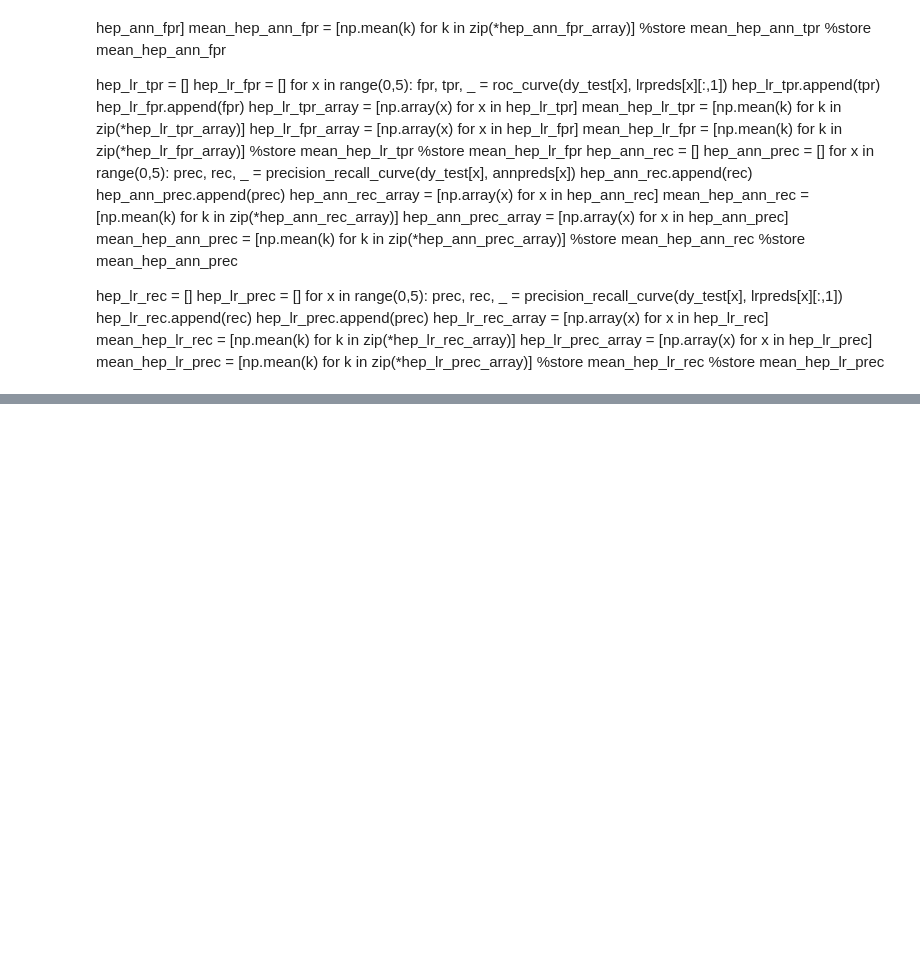
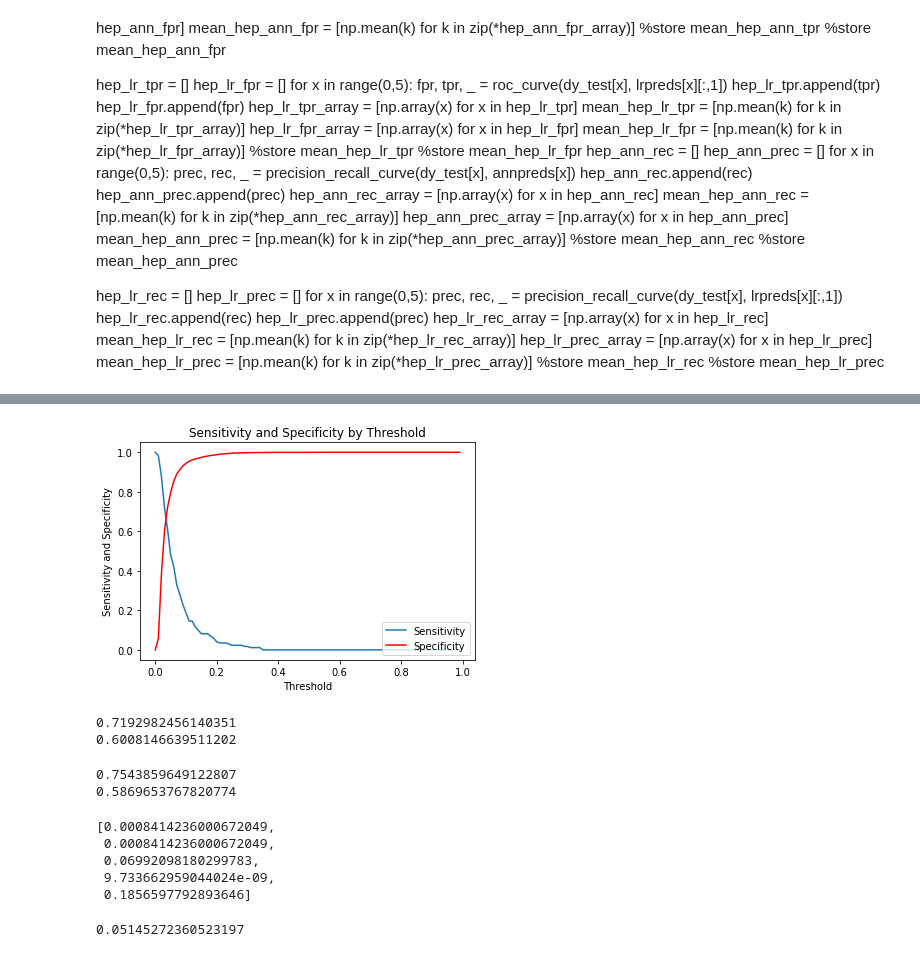
Before and after one commit to gomezlab/nsqip_procedurespecific, a Jupyter notebook: crossval_hep.ipynb, the cells around one changed output, grey strips where cells are left out. Drawn from its saved outputs; the diff is of its cells as text; code cells hidden in the pictures; blank space fills up the shorter version.

```diff
--- a/crossval_hep.ipynb
+++ b/crossval_hep.ipynb
@@ -418,0 +458,32 @@ mean_hep_lr_prec = [np.mean(k) for k in zip(*hep_lr_prec_array)]
+# %%
+#calculate recall at 10 thresholds
+lrrecall_list = []
+for i in thresh:
+    lrrecall_list.append(recall_score(dy_test[1], lrpreds[1][:,1] > i))
+#calculate spec at 10 thresholds
+lrspec_list = []
+for i in thresh:
+    lrspec_list.append(specificity_score(dy_test[1], lrpreds[1][:,1] > i))
+from matplotlib import pyplot as plt
+#plot recall vs threshold
+plt.plot(thresh, lrrecall_list, label = 'Sensitivity')
+plt.plot(thresh, lrspec_list, color = 'red', label = 'Specificity')
+plt.xlabel('Threshold')
+plt.ylabel('Sensitivity and Specificity')
+plt.title('Sensitivity and Specificity by Threshold')
+plt.legend(loc="lower right")
+plt.show()
+# %% [output]
+[figure, added]
+# %%
+print(recall_score(dy_test[1], lrpreds[1][:,1] > 0.03))
+print(specificity_score(dy_test[1], lrpreds[1][:,1] > 0.03))
+# %% [output]
+0.7192982456140351
+0.6008146639511202
+# %%
+print(recall_score(dy_test[1], annpreds[1] > 0.125))
+print(specificity_score(dy_test[1], annpreds[1] > 0.125))
+# %% [output]
+0.7543859649122807
+0.5869653767820774
@@ -418,0 +546,12 @@ mean_hep_lr_prec = [np.mean(k) for k in zip(*hep_lr_prec_array)]
+# %%
+p
+# %% [output]
+[0.0008414236000672049,
+ 0.0008414236000672049,
+ 0.06992098180299783,
+ 9.733662959044024e-09,
+ 0.1856597792893646]
+# %%
+sum(p)/(len(p))
+# %% [output]
+0.05145272360523197
```
Also changed, not shown: parts of 13 cells of this notebook, 6 other files.
